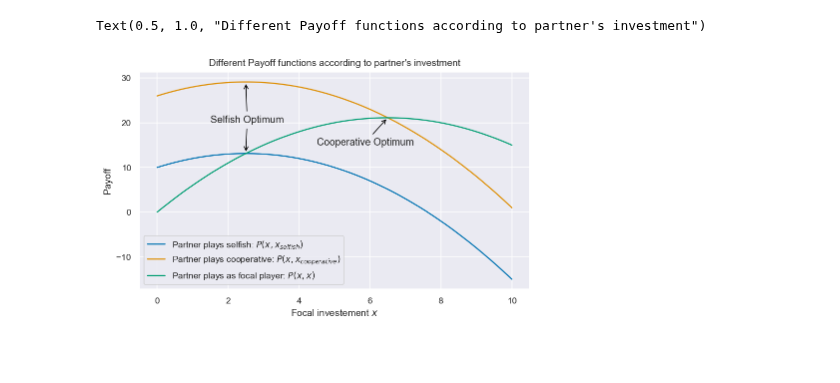
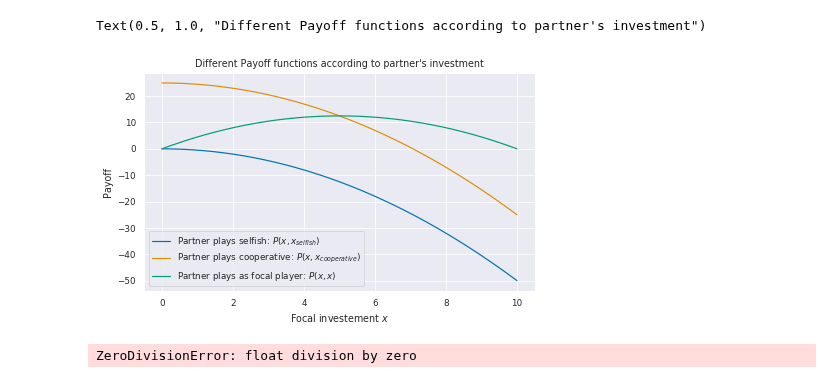
Before and after one commit to PaulEcoffet/roborobo3, a Jupyter notebook: roborobo3/notebooks/Payoff.ipynb, the cells around one changed output. Saved outputs shown, nothing was run; the diff lists cells and outputs as text; code cells hidden in the pictures; blank space fills up the shorter version.

```diff
--- a/roborobo3/notebooks/Payoff.ipynb
+++ b/roborobo3/notebooks/Payoff.ipynb
@@ -6,26 +6,40 @@ sns.set()
 sns.set_context('paper')
 sns.set_palette('colorblind')
 # %%
-def payoff(x, x0, n):
-    a = 5
-    b = 3
-    return (a * (x + (n-1) * x0) + b * (n-1) * x0) / n - 1/2 * x**2
+a = 0
+b = 10
+def xess():
+    return a/2
+def xso():
+    return a + b - b/2
+def payoff(x, x0, n, beta=None):
+    if beta:
+        return np.exp(((a * (x + (n-1) * x0) + b * (n-1) * x0) / n - 1/2 * x**2)/beta)
+    else:
+        return ((a * (x + (n-1) * x0) + b * (n-1) * x0) / n - 1/2 * x**2)
 # %%
 x = np.linspace(0, 10, 1000)
 plt.figure(figsize=(7, 4))
-plt.plot(x, payoff(x, 2.5, 2), label="Partner plays selfish: $P(x, x_{selfish})$")
-plt.plot(x, payoff(x, 6.5, 2), label="Partner plays cooperative: $P(x, x_{cooperative})$")
+plt.plot(x, payoff(x, xess(), 2), label="Partner plays selfish: $P(x, x_{selfish})$")
+plt.plot(x, payoff(x, xso(), 2), label="Partner plays cooperative: $P(x, x_{cooperative})$")
+plt.plot(x, payoff(x, x, 2), label="Partner plays as focal player: $P(x, x)$")
 
-plt.plot(x, payoff(x, x, 2), label="Partner plays as focal player: $P(x, x)$")
-plt.annotate("Selfish Optimum", (2.5, payoff(2.5, 2.5, 2)), (1.5, 20), arrowprops=dict(edgecolor='black', arrowstyle="->"))
-plt.annotate("Selfish Optimum", (2.5, payoff(2.5, 6.5, 2)), (1.5, 20), alpha=0, arrowprops=dict(edgecolor='black', arrowstyle="->"))
-plt.annotate("Cooperative Optimum", (6.5, payoff(6.5, 6.5, 2)), (4.5, 15), arrowprops=dict(edgecolor='black', arrowstyle="->"))
+#plt.annotate("Selfish Optimum", (2.5, payoff(2.5, 2.5, 2)), (1.5, 20), arrowprops=dict(edgecolor='black', arrowstyle="->"))
+#plt.annotate("Selfish Optimum", (2.5, payoff(2.5, 6.5, 2)), (1.5, 20), alpha=0, arrowprops=dict(edgecolor='black', arrowstyle="->"))
+#plt.annotate("Cooperative Optimum", (6.5, payoff(6.5, 6.5, 2)), (4.5, 15), arrowprops=dict(edgecolor='black', arrowstyle="->"))
 
 plt.legend()
 plt.ylabel('Payoff')
 plt.xlabel('Focal investement $x$')
 plt.title("Different Payoff functions according to partner's investment")
 #plt.savefig('/home/pecoffet/Documents/work/MaterialandMethods/payoff.pdf')
 # %% [output]
 Text(0.5, 1.0, "Different Payoff functions according to partner's investment")
-[figure, old version]
+[figure, new version]
+# %%
+beta = 0
+print("xso/ xess:", payoff(xso(), xso(), 2, beta) / payoff(xess(), xess(), 2, beta))
+print("xsalo/ xess:", payoff(xess(), xso(), 2, beta) / payoff(xess(), xess(), 2, beta))
+print("xsalo/ xso:", payoff(xess(), xso(), 2, beta) / payoff(xso(), xso(), 2, beta))
+# %% [output]
+ZeroDivisionError: float division by zero
```
Also changed, not shown: parts of 1 cell of this notebook, 5 other files.
